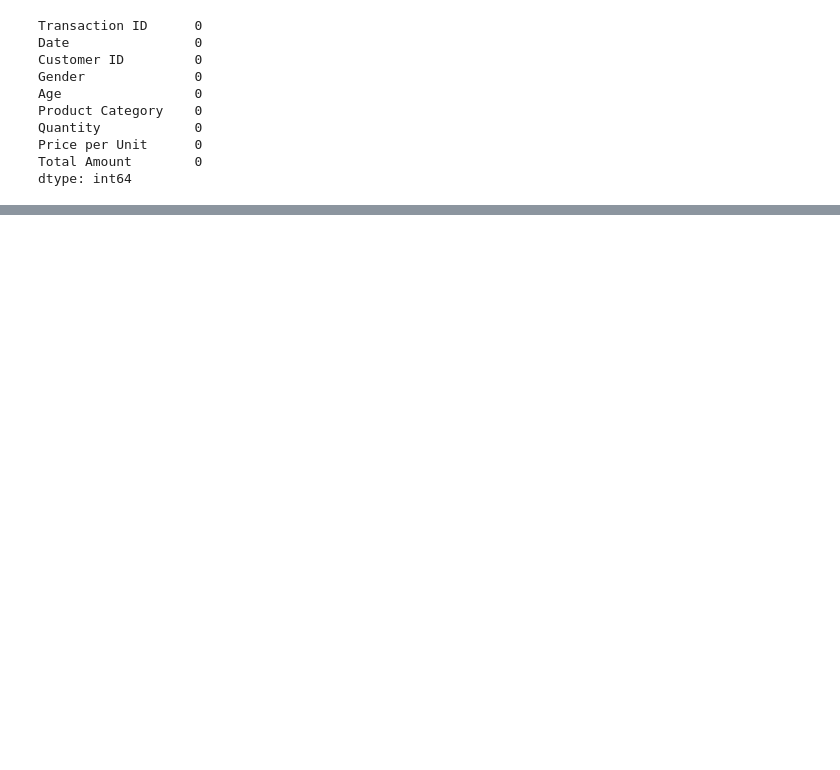
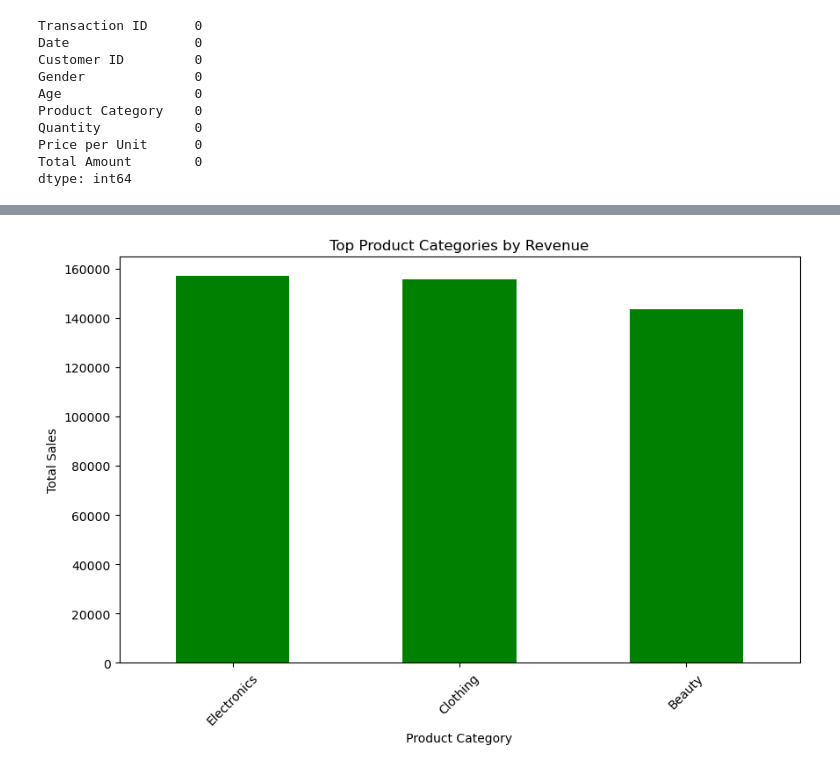
Before and after one commit to Sugandha-H-B/OIBSIP, a Jupyter notebook: Task1.ipynb, the cells around one changed output, grey strips where cells are left out. Cells and saved outputs as stored; diff of their text form; code cells hidden in the pictures; blank space fills up the shorter version.

```diff
--- a/Task1.ipynb
+++ b/Task1.ipynb
@@ -68,0 +114,9 @@ Name: 0, dtype: float64
+# %%
+top_products.plot(kind='bar',figsize=(10,6),color='green')
+plt.title('Top Product Categories by Revenue')
+plt.ylabel('Total Sales')
+plt.xlabel('Product Category')
+plt.xticks(rotation=45)
+plt.show()
+# %% [output]
+[figure, added]
```
Also changed, not shown: parts of 11 cells of this notebook.
